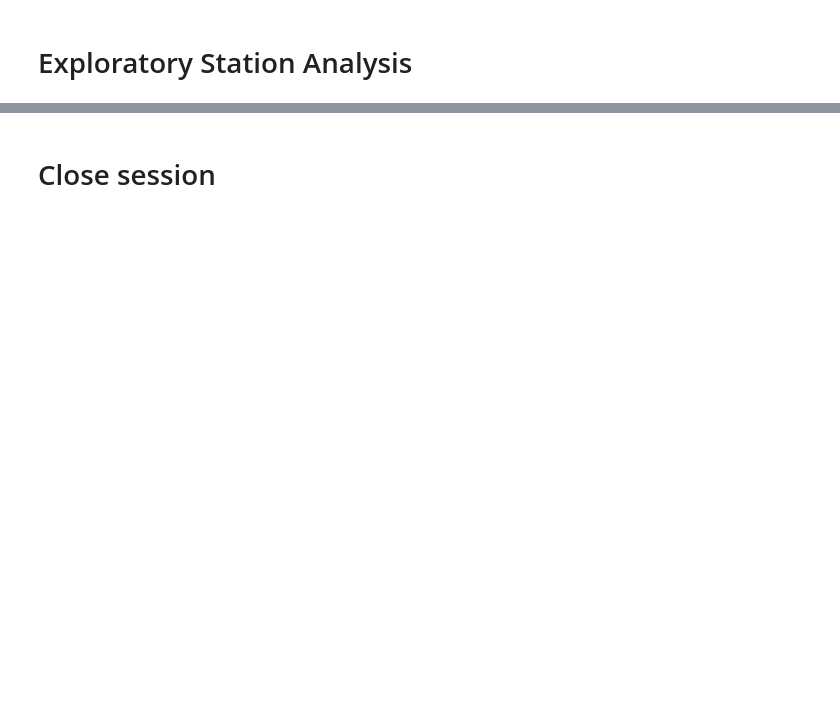
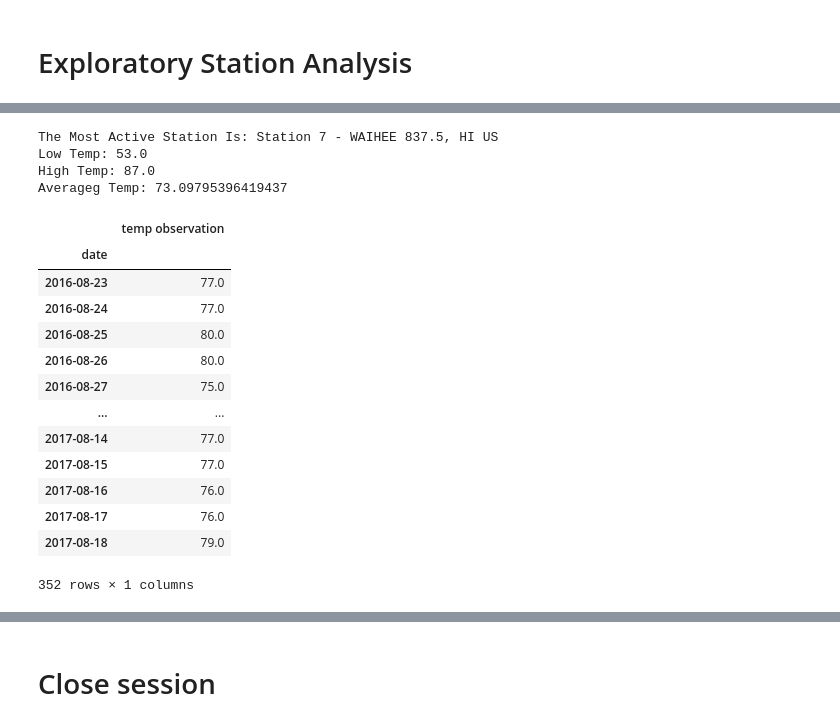
Before and after one commit to ejdublin28/sqlalchemy-challenge, a Jupyter notebook: climate_starter.ipynb, the cells around one changed output, grey strips where cells are left out. Cells and saved outputs as stored; diff of their text form; code cells hidden in the pictures; blank space fills up the shorter version.

```diff
--- a/climate_starter.ipynb
+++ b/climate_starter.ipynb
@@ -150,3 +132,55 @@ print(maxdate)
+# %%
+# Using the most active station id from the previous query, calculate the lowest, highest, and average temperature.
+most_active_station = session.query(Station.id,Station.station,Station.name,func.count(Measurment.station)).filter(Station.station == Measurment.station).\
+    group_by(Station.id,Station.station,Station.name).order_by(desc(func.count(Measurment.station))).all()[0][0]
+
+active_stat_name =  session.query(Station.id,Station.station,Station.name,func.count(Measurment.station)).filter(Station.station == Measurment.station).\
+    group_by(Station.id,Station.station,Station.name).order_by(desc(func.count(Measurment.station))).all()[0][2]
+
+print(f"The Most Active Station Is: Station {most_active_station} - {active_stat_name}")
+
+low_temp = session.query(func.min(Measurment.tobs)).filter(Station.station == Measurment.station and Station.id==most_active_station).all()[0][0]
+print(f"Low Temp: {low_temp}")
+
+hi_temp = session.query(func.max(Measurment.tobs)).filter(Station.station == Measurment.station and Station.id==most_active_station).all()[0][0]
+print(f"High Temp: {hi_temp}")
+
+avg_temp = session.query(func.avg(Measurment.tobs)).filter(Station.station == Measurment.station and Station.id==most_active_station).all()[0][0]
+print(f"Averageg Temp: {avg_temp}")
+# %% [output]
+The Most Active Station Is: Station 7 - WAIHEE 837.5, HI US
+Low Temp: 53.0
+High Temp: 87.0
+Averageg Temp: 73.09795396419437
 # %%
 # Using the most active station id
 # Query the last 12 months of temperature observation data for this station and plot the results as a histogram
+
+
+results2 = session.query(Measurment.date,Measurment.tobs).group_by(Measurment.date)\
+    .filter(Station.station == Measurment.station)\
+    .filter(Station.id==7)\
+    .filter(Measurment.date>one_year)\
+    .distinct().all()
+#print(results2)
+
+df2 = pd.DataFrame(results2,columns=['date','tobs'])
+df2.columns=['date','temp observation']
+df2 = df2.set_index('date')
+
+df2
+# %% [output]
+|  | temp observation |
+| date |  |
+| 2016-08-23 | 77.0 |
+| 2016-08-24 | 77.0 |
+| 2016-08-25 | 80.0 |
+| 2016-08-26 | 80.0 |
+| 2016-08-27 | 75.0 |
+| ... | ... |
+| 2017-08-14 | 77.0 |
+| 2017-08-15 | 77.0 |
+| 2017-08-16 | 76.0 |
+| 2017-08-17 | 76.0 |
+| 2017-08-18 | 79.0 |
+352 rows × 1 columns
```
Also changed, not shown: parts of 11 cells of this notebook.
